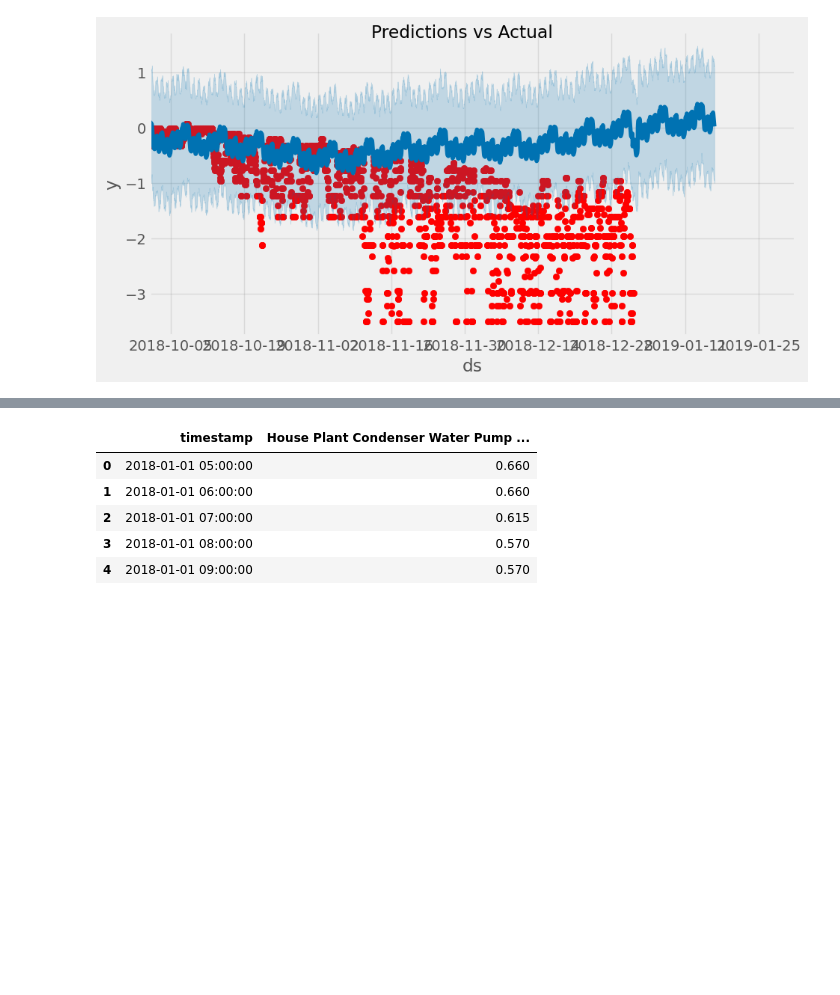
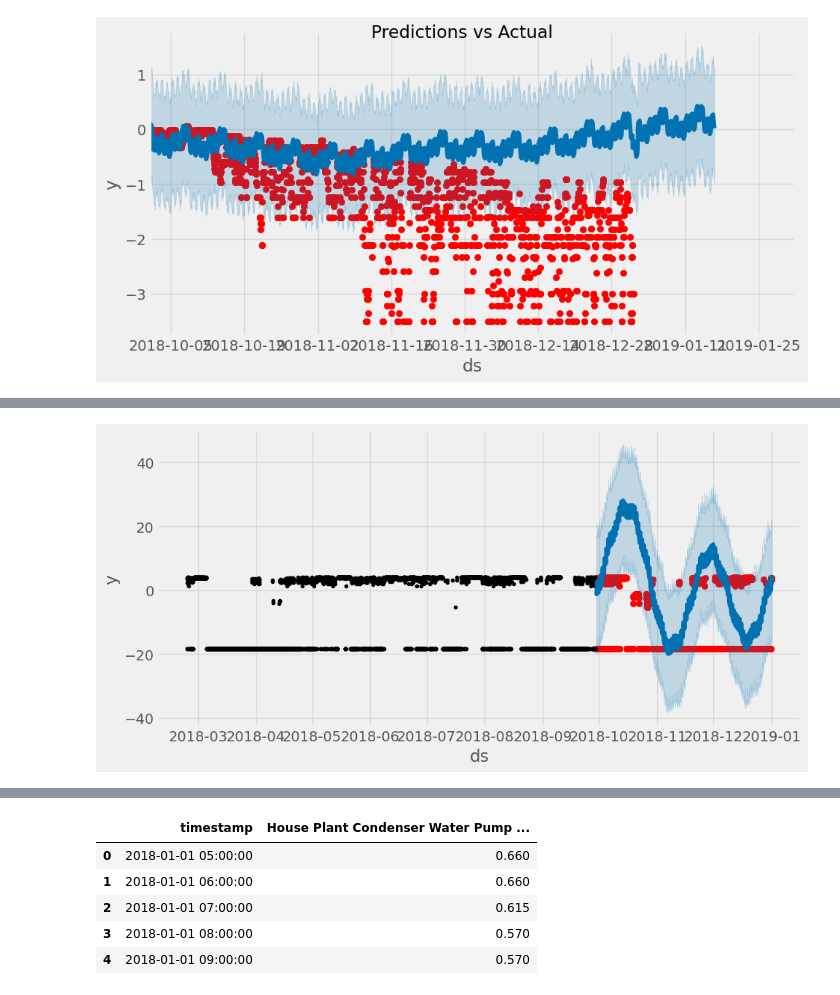
Before and after one commit to EdgarSantamaria/EnergyUsagePredictor, a Jupyter notebook: Prophet.ipynb, the cells around one changed output, grey strips where cells are left out. Cells and saved outputs as stored; diff of their text form; code cells hidden in the pictures; blank space fills up the shorter version.

Commit message:
Automated prophet predictions(beta)

```diff
--- a/Prophet.ipynb
+++ b/Prophet.ipynb
@@ -216,0 +290,6 @@ plot = plt.suptitle('Predictions vs Actual')
+# %%
+merge['Air Temp ˚F'] = pd.to_numeric(merge['Air Temp ˚F'], errors='coerce')
+small_constant = 1e-8
+merge['y'] = np.log(merge['y'] + small_constant)
+merge['Air Temp ˚F'] = np.log(merge['Air Temp ˚F'] + small_constant)
+merge.head()
@@ -216,0 +304,18 @@ plot = plt.suptitle('Predictions vs Actual')
+# %%
+# calculate the split based on percentage
+total_rows = len(merge)
+split_index = int(total_rows * 0.7)  # 70% of the data
+split_date = merge.index[split_index]
+
+#split_date = 2018-01-01 # enter data manually
+
+train = merge.loc[merge.index <= split_date].copy()
+test = merge.loc[merge.index > split_date].copy()
+# %%
+train_data = train.reset_index().rename(columns = {'timestamp':'ds'})
+test_data = test.reset_index().rename(columns = {'timestamp': 'ds'})
+# %%
+m = Prophet(changepoint_prior_scale=0.011,yearly_seasonality=True,interval_width=0.95)
+m.add_country_holidays(country_name='US')
+m.fit(train_data)
+test_forecast = m.predict(test_data)
@@ -216,0 +332,6 @@ plot = plt.suptitle('Predictions vs Actual')
+# %%
+fig, ax = plt.subplots(figsize=(10, 5))
+ax.scatter(test.index, test['y'], color='r')
+fig = m.plot(test_forecast, ax=ax)
+# %% [output]
+[figure, added]
```
Also changed, not shown: parts of 43 cells of this notebook.
